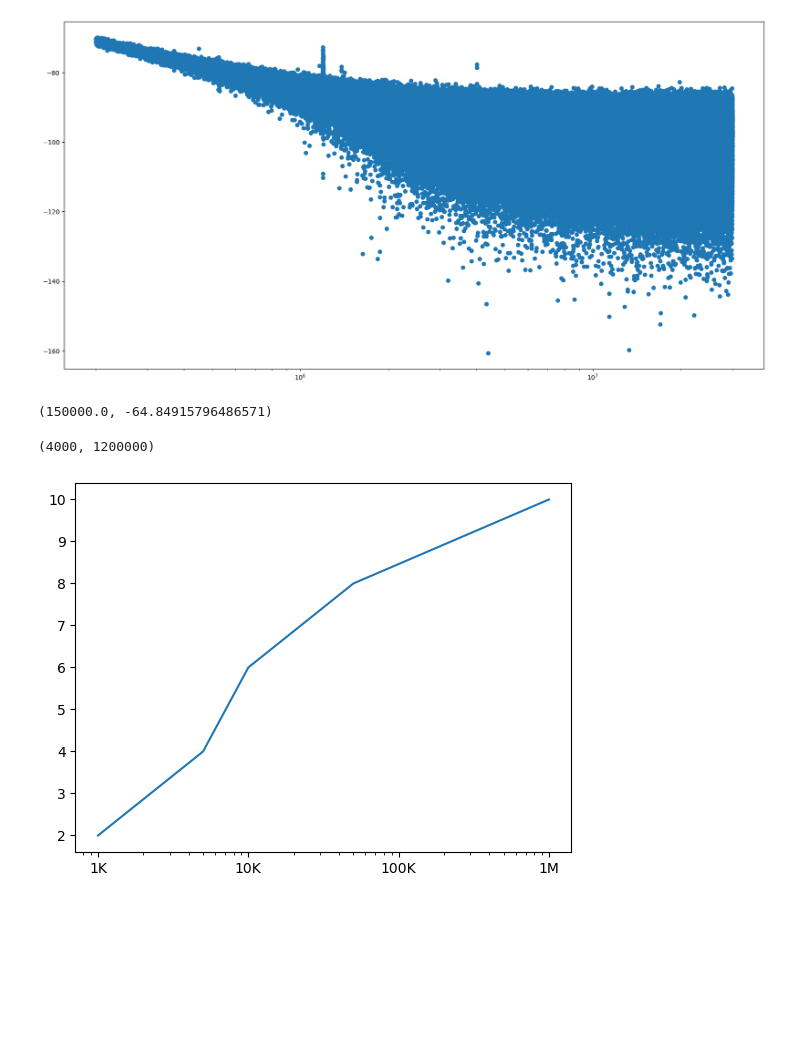
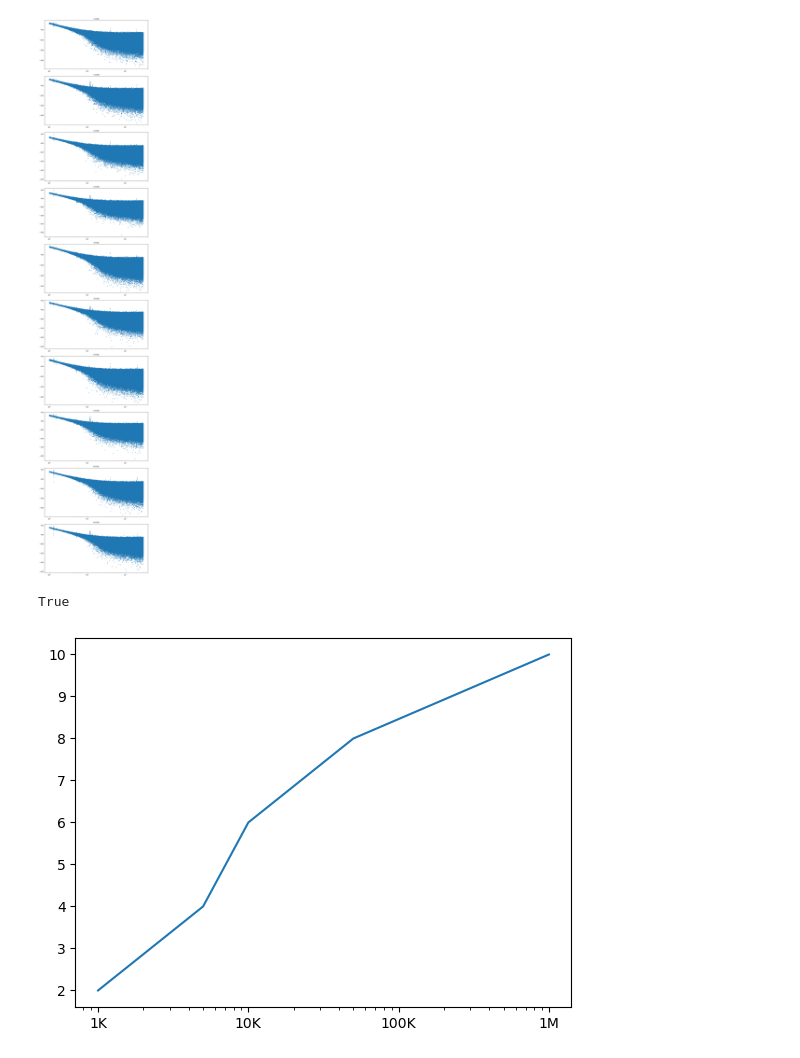
Before and after one commit to cswnote/sinewave_analyze, a Jupyter notebook: Untitled.ipynb, the cells around one changed output. Saved outputs shown, nothing was run; the diff lists cells and outputs as text; code cells hidden in the pictures; blank space fills up the shorter version.

```diff
--- a/Untitled.ipynb
+++ b/Untitled.ipynb
@@ -44,40 +44,46 @@ for file in data.keys():
         sampling_period = float(data[file]['scope_info'].at['Sample Interval', 1])
         data[file]['fft'][col]['freq'], data[file]['fft'][col]['complex'] = apply_fft(sampling_period, data[file]['df'][col])
         data[file]['fft'][col]['abs'] = abs(data[file]['fft'][col]['complex'])
-# %%
-file = 3
-fft = 'fft'
-ch = 'CH' + '3'
-M = 10**6
-K = 10**3
-
-x = data[file][fft][ch]['freq']
-y = 20 * np.log10(data[file][fft][ch]['abs'])
-
-fig = plt.figure(figsize=(20, 10))
-
-start = x.index[x.apply(lambda x: x== 100 * K)].values[0]
-stop = x.index[x.apply(lambda x: x==30 * M)].values[0]
-
-x = x[start:stop]
-y = y[start:stop]
-
-marker_size = 5
-font_size = 15
-
-plt.scatter(x[start:stop], y[start:stop])
-plt.gca().xaxis.set_major_formatter(ScalarFormatter(useMathText=True))
-plt.xscale('log');
-# %% [output]
-[figure, removed]
-# %%
-x[6000], y[6000]
-# %% [output]
-(150000.0, -64.84915796486571)
-# %%
-start, stop
-# %% [output]
-(4000, 1200000)
+# %%
+M = 10**6
+K = 10**3
+
+marker_size = 5
+font_size = 15
+
+graph_files = [1, 2, 3, 5, 6]
+graph_ch = [1, 3, ]
+nums_graph = len(graph_files) * len(graph_ch)
+
+fig, axes = plt.subplots(nums_graph, 1, figsize=(10, 5 * nums_graph))
+
+
+i = 0
+for file in graph_files:
+    for ch, value  in data[file]['fft'].items():
+        if int(ch[2]) in graph_ch:
+            x = value['freq']
+            y = 20 * np.log10(value['abs'])
+
+            start = x.index[x.apply(lambda x: x== 100 * K)].values[0]
+            stop = x.index[x.apply(lambda x: x==30 * M)].values[0]
+
+            x = x[start:stop]
+            y = y[start:stop]
+
+            axes[i].scatter(x, y, s=marker_size)
+            axes[i].set_xscale('log')
+            axes[i].set_title("{} {}".format(file, ch))
+
+            i += 1
+
+plt.tight_layout();
+# %% [output]
+[figure, added]
+# %%
+1 in graph_ch
+# %% [output]
+True
 # %%
 import matplotlib.pyplot as plt
 import matplotlib.ticker as ticker
```
Also changed, not shown: 3 other files.
